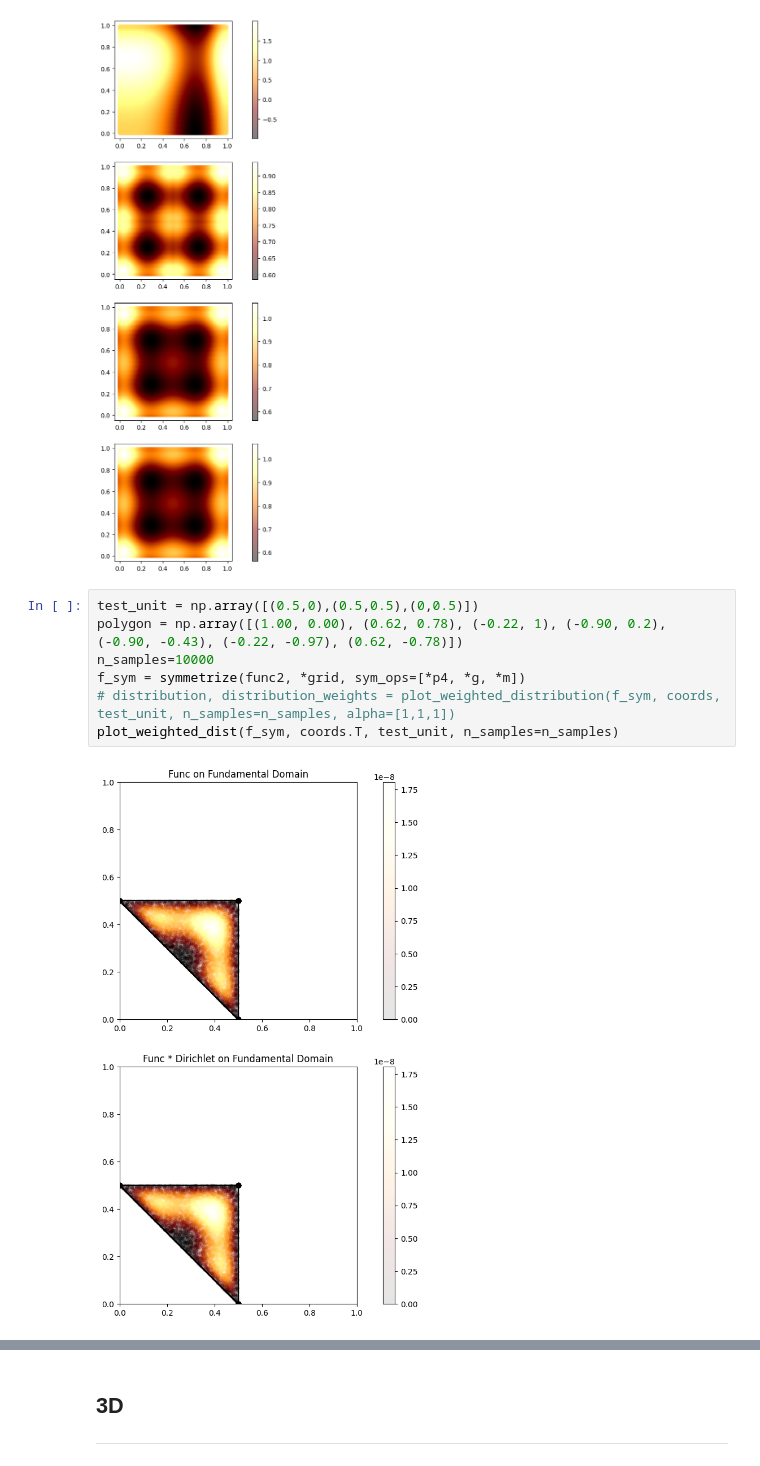
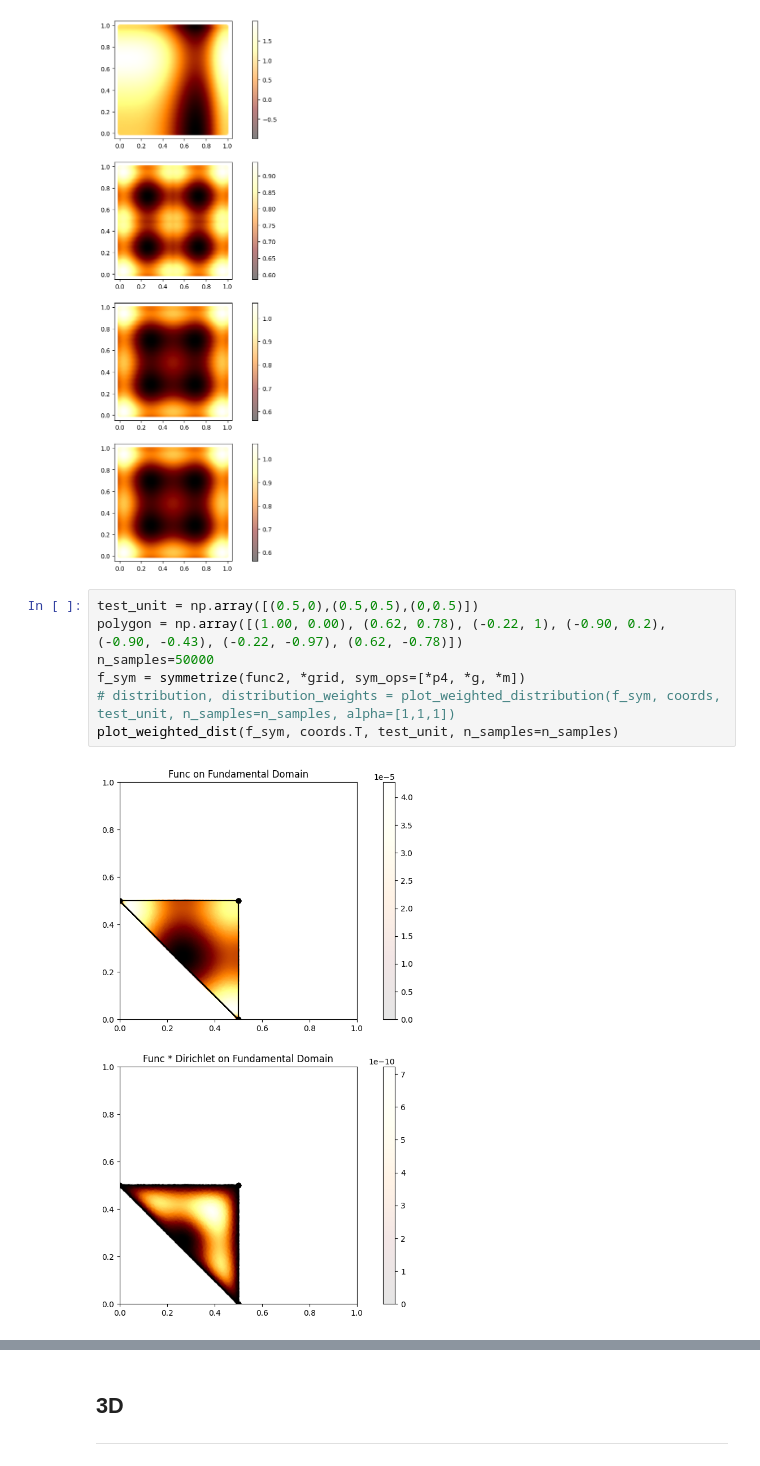
Before and after one commit to Jake-Schaefer-Code/generative_crystals, a Jupyter notebook: dist_map.ipynb, the cells around one changed output, grey strips where cells are left out. Drawn from its saved outputs; the diff is of its cells as text.

```diff
--- a/dist_map.ipynb
+++ b/dist_map.ipynb
@@ -136,9 +134,9 @@ n_samples=1000
 # %%
 test_unit = np.array([(0.5,0),(0.5,0.5),(0,0.5)])
 polygon = np.array([(1.00, 0.00), (0.62, 0.78), (-0.22, 1), (-0.90, 0.2), (-0.90, -0.43), (-0.22, -0.97), (0.62, -0.78)])
-n_samples=10000
+n_samples=50000
 f_sym = symmetrize(func2, *grid, sym_ops=[*p4, *g, *m])
 # distribution, distribution_weights = plot_weighted_distribution(f_sym, coords, test_unit, n_samples=n_samples, alpha=[1,1,1])
 plot_weighted_dist(f_sym, coords.T, test_unit, n_samples=n_samples)
 # %% [output]
-[figure, old version]
+[figure, new version]
```
Also changed, not shown: parts of 11 cells of this notebook.
